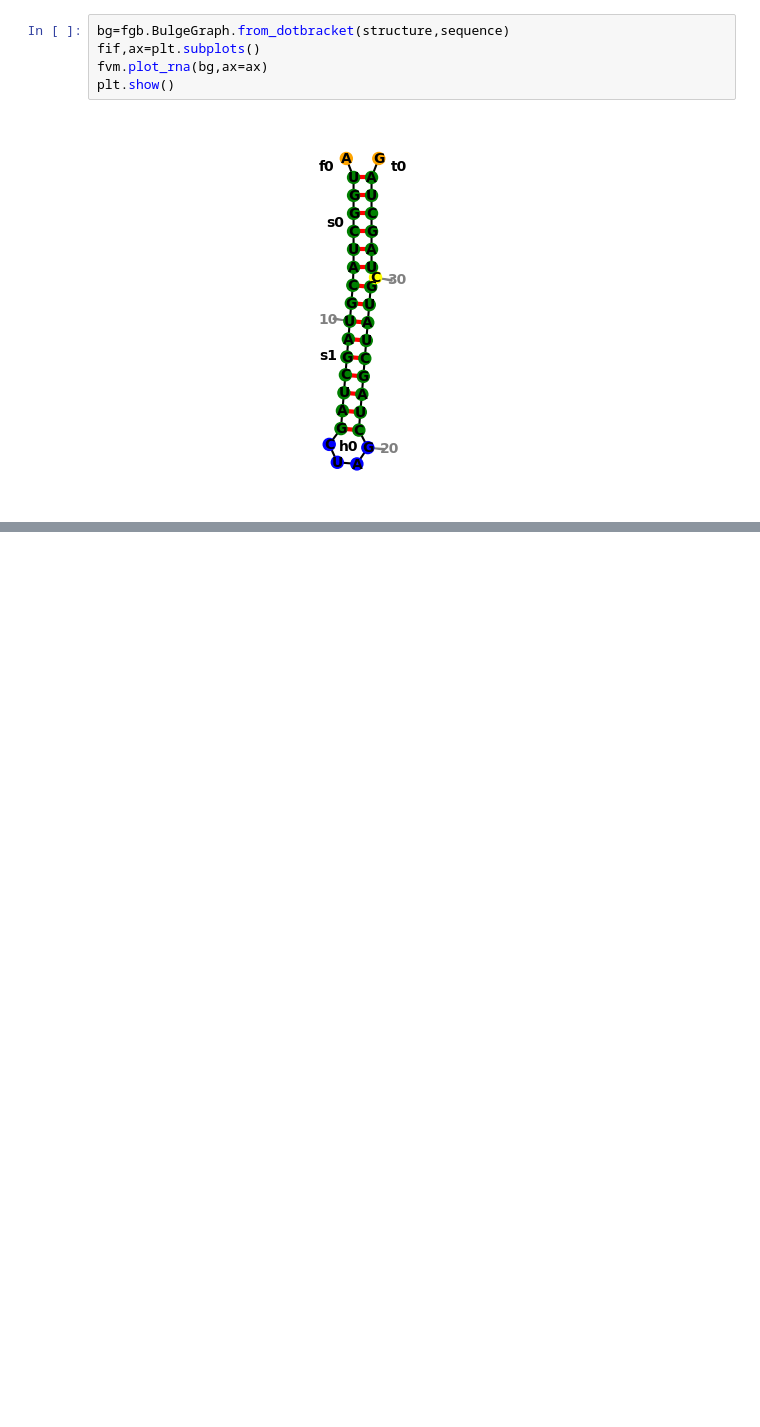
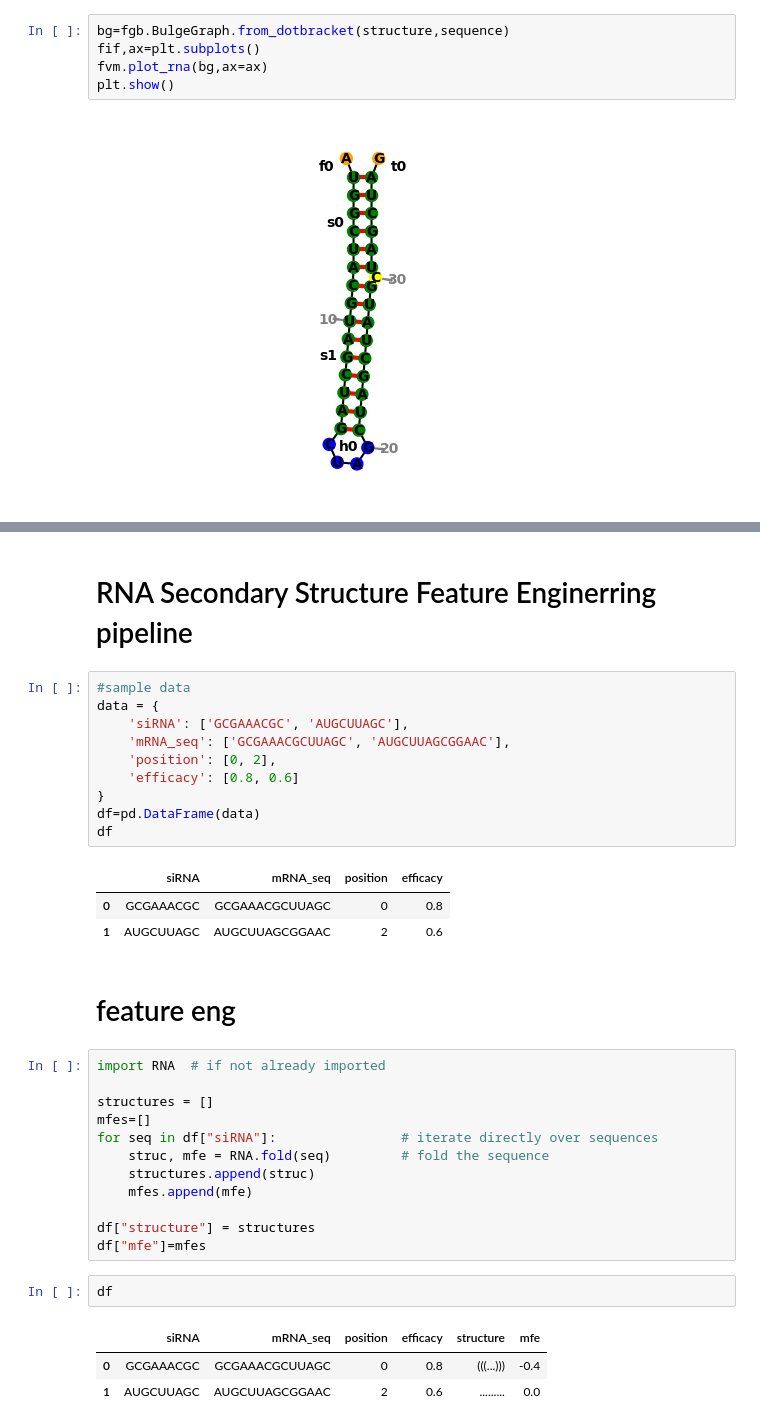
Before and after one commit to shivamgyardhna/AI-Driven-RNA-Therapeutics-From-Data-to-Drug-Design, a Jupyter notebook: day_3.ipynb, the cells around one changed output, grey strips where cells are left out. Cells and saved outputs as stored; diff of their text form; blank space fills up the shorter version.

```diff
--- a/day_3.ipynb
+++ b/day_3.ipynb
@@ -74,0 +109,36 @@ plt.show()
+# %% [markdown]
+# RNA Secondary Structure Feature Enginerring pipeline
+# %%
+#sample data
+data = {
+    'siRNA': ['GCGAAACGC', 'AUGCUUAGC'],
+    'mRNA_seq': ['GCGAAACGCUUAGC', 'AUGCUUAGCGGAAC'],
+    'position': [0, 2],
+    'efficacy': [0.8, 0.6]
+}
+df=pd.DataFrame(data)
+df
+# %% [output]
+|  | siRNA | mRNA_seq | position | efficacy |
+| 0 | GCGAAACGC | GCGAAACGCUUAGC | 0 | 0.8 |
+| 1 | AUGCUUAGC | AUGCUUAGCGGAAC | 2 | 0.6 |
+# %% [markdown]
+# feature eng
+# %%
+import RNA  # if not already imported
+
+structures = []
+mfes=[]
+for seq in df["siRNA"]:                # iterate directly over sequences
+    struc, mfe = RNA.fold(seq)         # fold the sequence
+    structures.append(struc)
+    mfes.append(mfe)
+
+df["structure"] = structures
+df["mfe"]=mfes
+# %%
+df
+# %% [output]
+|  | siRNA | mRNA_seq | position | efficacy | structure | mfe |
+| 0 | GCGAAACGC | GCGAAACGCUUAGC | 0 | 0.8 | (((...))) | -0.4 |
+| 1 | AUGCUUAGC | AUGCUUAGCGGAAC | 2 | 0.6 | ......... | 0.0 |
```
Also changed, not shown: parts of 9 cells of this notebook, 1 other file.
